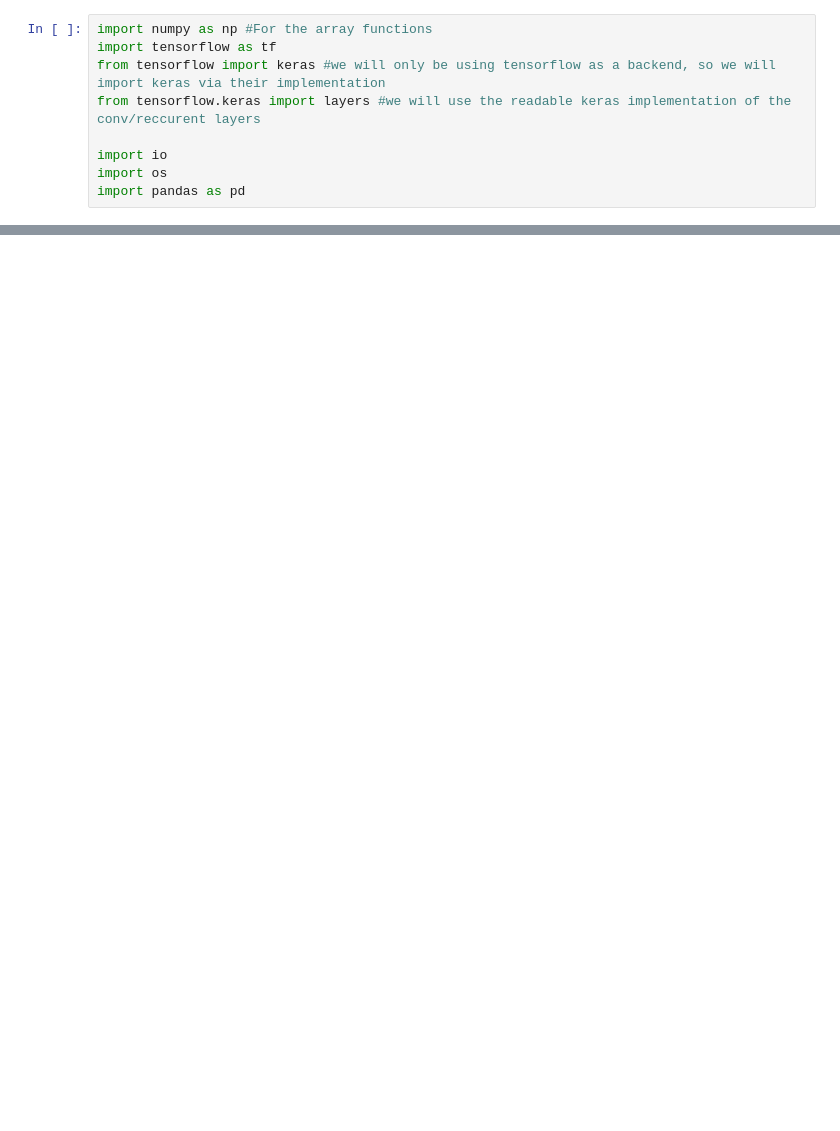
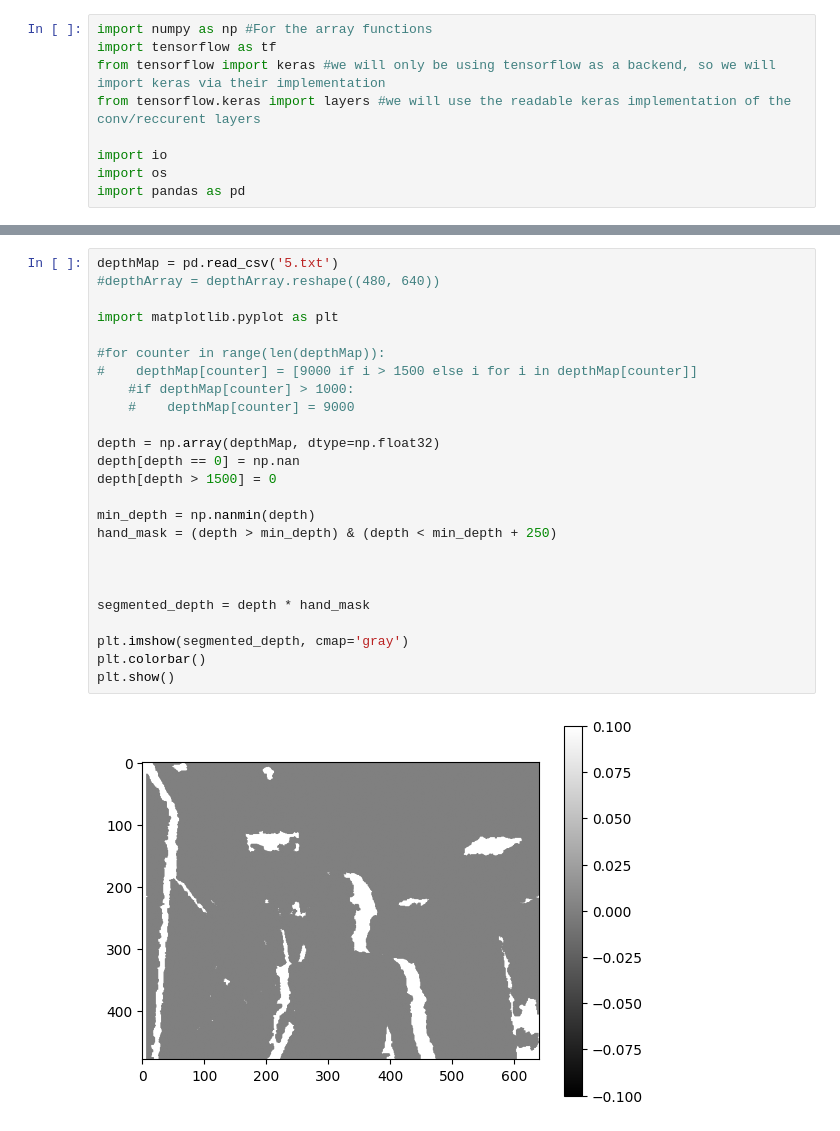
Before and after one commit to Craig-Leslie/FinalProject, a Jupyter notebook: testfile.ipynb, the cells around one changed output, grey strips where cells are left out. Drawn from its saved outputs; the diff is of its cells as text; blank space fills up the shorter version.

```diff
--- a/testfile.ipynb
+++ b/testfile.ipynb
@@ -52,0 +55,27 @@ print(file)
+# %%
+depthMap = pd.read_csv('5.txt')
+#depthArray = depthArray.reshape((480, 640))
+
+import matplotlib.pyplot as plt
+
+#for counter in range(len(depthMap)):
+#    depthMap[counter] = [9000 if i > 1500 else i for i in depthMap[counter]]
+    #if depthMap[counter] > 1000:
+    #    depthMap[counter] = 9000
+
+depth = np.array(depthMap, dtype=np.float32)
+depth[depth == 0] = np.nan
+depth[depth > 1500] = 0
+
+min_depth = np.nanmin(depth)
+hand_mask = (depth > min_depth) & (depth < min_depth + 250)
+
+
+
+segmented_depth = depth * hand_mask
+
+plt.imshow(segmented_depth, cmap='gray')
+plt.colorbar()
+plt.show()
+# %% [output]
+[figure, added]
```
Also changed, not shown: parts of 1 cell of this notebook, 4 other files.
